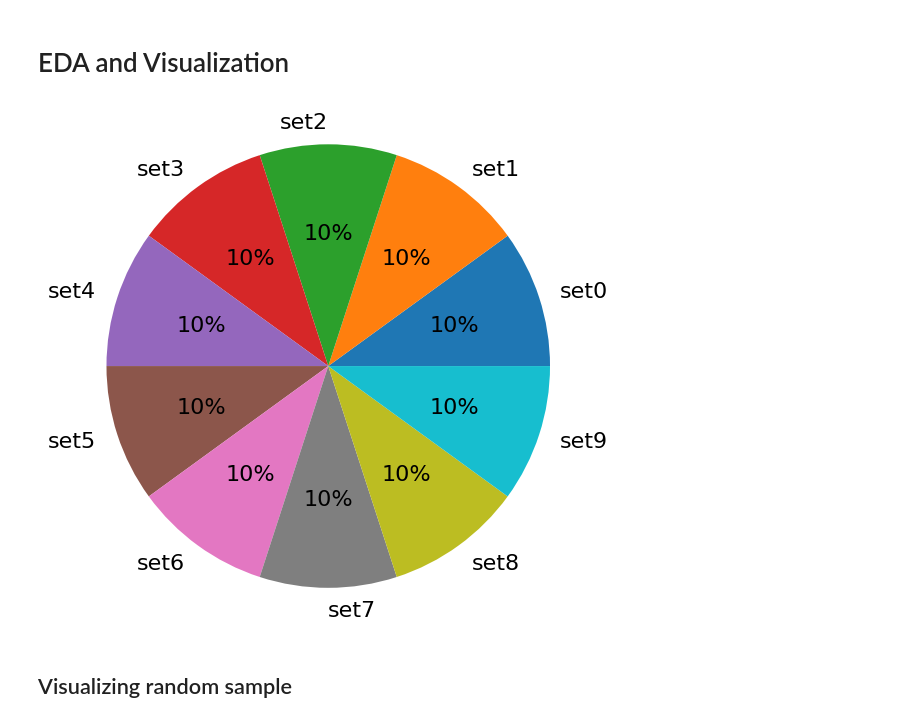
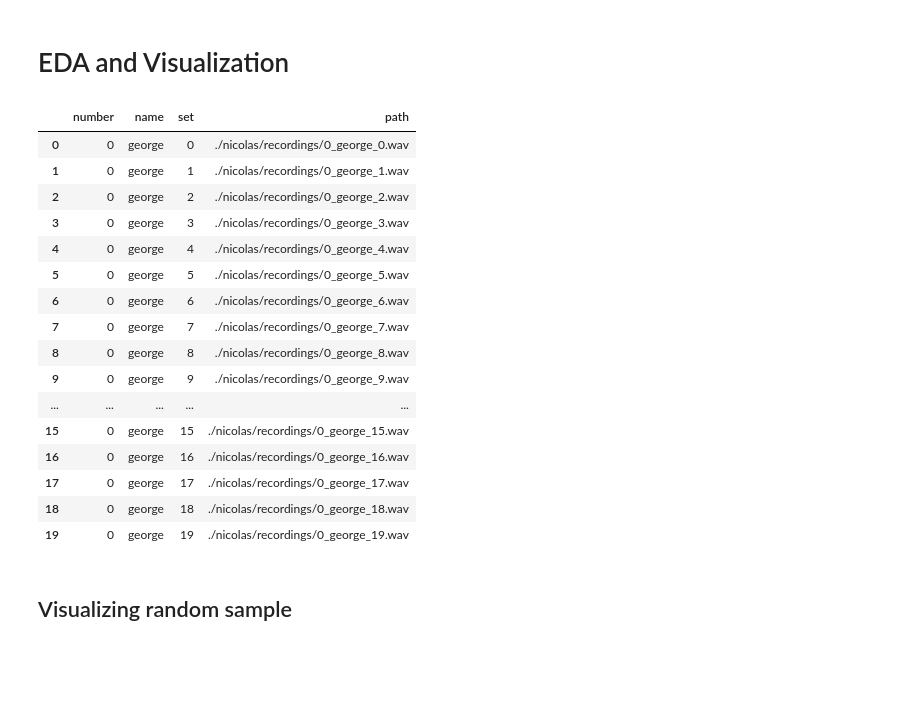
Before and after one commit to Neek0tine/DataMining2, a Jupyter notebook: Week9/162012133068_Nicholas Juan K. P._Audio Classification.ipynb, the cells around one changed output. Saved outputs shown, nothing was run; the diff lists cells and outputs as text; code cells hidden in the pictures; blank space fills up the shorter version.

```diff
--- a/Week9/162012133068_Nicholas Juan K. P._Audio Classification.ipynb
+++ b/Week9/162012133068_Nicholas Juan K. P._Audio Classification.ipynb
@@ -70,22 +34,25 @@ Nicolas set 9: 50
 # %% [markdown]
 # EDA and Visualization
-# %%
-x = np.array([len(set_0),
-              len(set_1),
-              len(set_2),
-              len(set_3),
-              len(set_4),
-              len(set_5),
-              len(set_6),
-              len(set_7),
-              len(set_8),
-              len(set_9),
-              ])
-labels = ['set0', 'set1', 'set2', 'set3', 'set4', 'set5', 'set6', 'set7', 'set8', 'set9']
-plt.pie(x, labels = labels, autopct = '%.0f%%', radius= 1.5, textprops={'fontsize': 16})
-plt.show()
-# %% [output]
-[figure, removed]
+# %%
+list_files.head(20)
+# %% [output]
+|  | number | name | set | path |
+| 0 | 0 | george | 0 | ./nicolas/recordings/0_george_0.wav |
+| 1 | 0 | george | 1 | ./nicolas/recordings/0_george_1.wav |
+| 2 | 0 | george | 2 | ./nicolas/recordings/0_george_2.wav |
+| 3 | 0 | george | 3 | ./nicolas/recordings/0_george_3.wav |
+| 4 | 0 | george | 4 | ./nicolas/recordings/0_george_4.wav |
+| 5 | 0 | george | 5 | ./nicolas/recordings/0_george_5.wav |
+| 6 | 0 | george | 6 | ./nicolas/recordings/0_george_6.wav |
+| 7 | 0 | george | 7 | ./nicolas/recordings/0_george_7.wav |
+| 8 | 0 | george | 8 | ./nicolas/recordings/0_george_8.wav |
+| 9 | 0 | george | 9 | ./nicolas/recordings/0_george_9.wav |
+| ... | ... | ... | ... | ... |
+| 15 | 0 | george | 15 | ./nicolas/recordings/0_george_15.wav |
+| 16 | 0 | george | 16 | ./nicolas/recordings/0_george_16.wav |
+| 17 | 0 | george | 17 | ./nicolas/recordings/0_george_17.wav |
+| 18 | 0 | george | 18 | ./nicolas/recordings/0_george_18.wav |
+| 19 | 0 | george | 19 | ./nicolas/recordings/0_george_19.wav |
 # %% [markdown]
 ## Visualizing random sample
 # %%
```
Also changed, not shown: parts of 53 cells of this notebook.
